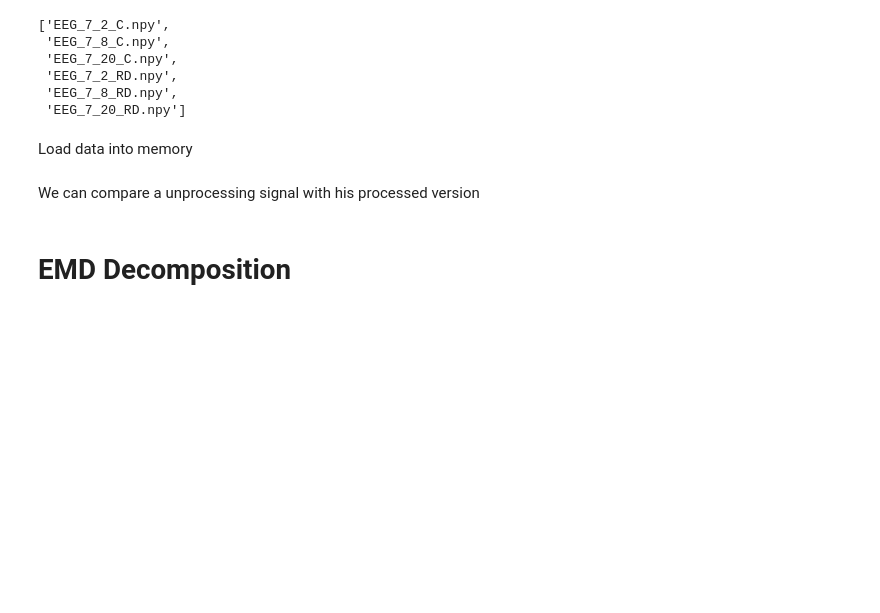
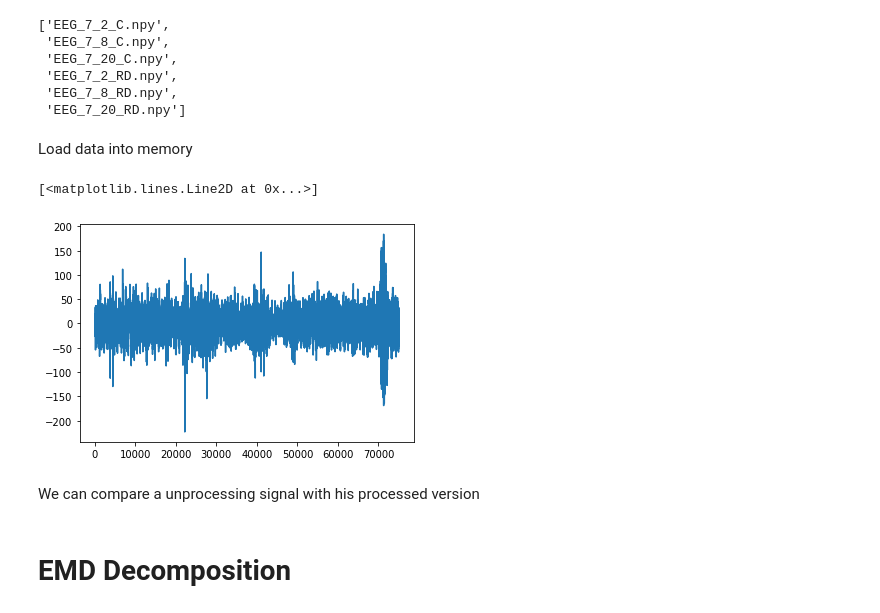
Before and after one commit to BioSIP/functional_PAC, a Jupyter notebook: notebooks/PAC.ipynb, the cells around one changed output. Cells and saved outputs as stored; diff of their text form; code cells hidden in the pictures; blank space fills up the shorter version.

```diff
--- a/notebooks/PAC.ipynb
+++ b/notebooks/PAC.ipynb
@@ -59,6 +59,11 @@ for filename in tqdm(files):
     filepath = os.path.join(path, filename)
     data = np.load(filepath)
     EEGS[name] = preprocessing(data)
+# %%
+plt.plot(EEGS['7_2_RD'][9][30])
+# %% [output]
+[<matplotlib.lines.Line2D at 0x...>]
+[figure, added]
 # %% [markdown]
 We can compare a unprocessing signal with his processed version
 # %%
```
Also changed, not shown: parts of 7 cells of this notebook, 4 other files.
